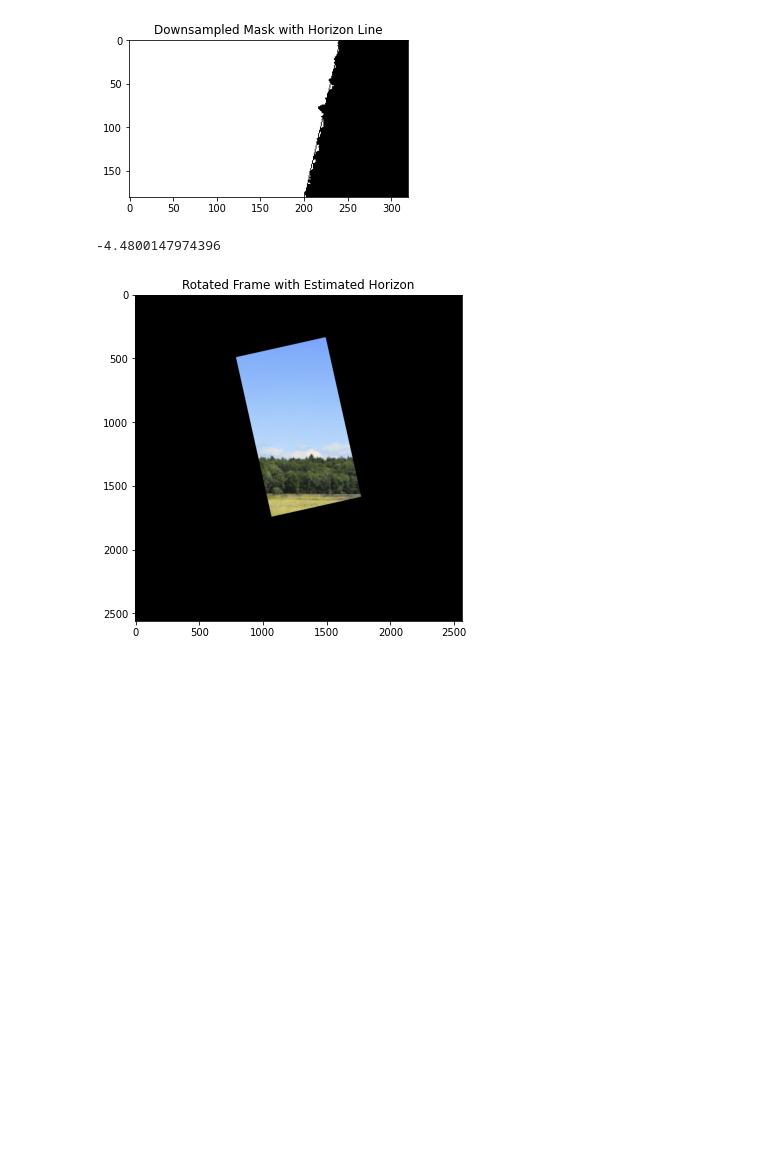
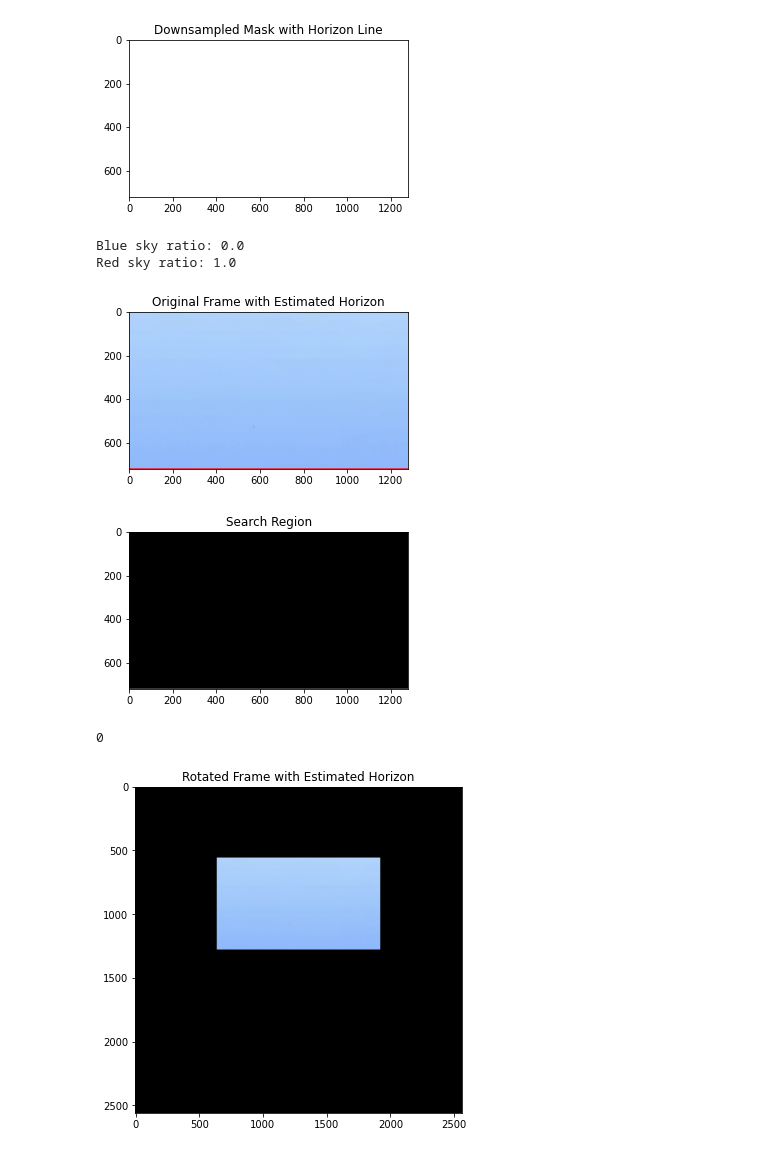
Before and after one commit to robertej19/aiguess, a Jupyter notebook: image_processing/detection_playground.ipynb, the cells around one changed output. Saved outputs shown, nothing was run; the diff lists cells and outputs as text; code cells hidden in the pictures; blank space fills up the shorter version.

Commit message:
improved image processing

```diff
--- a/image_processing/detection_playground.ipynb
+++ b/image_processing/detection_playground.ipynb
@@ -40,6 +21,9 @@ show_bgr(raw_frame,w=14)
 # %%
 # Cell [3]: Sky Detection
 
-sky_mask = detect_sky(raw_frame)  # user-defined function
+#apply gaussian blur to the raw frame before passing to sky detector
+blurred_frame = cv2.GaussianBlur(raw_frame, (125, 125), 125)
+show_bgr(blurred_frame,w=14)
+sky_mask = detect_sky(blurred_frame)  # user-defined function
 show_bgr(sky_mask,w=14, title="Sky Mask")
 # %% [output]
@@ -47,7 +32,7 @@ show_bgr(sky_mask,w=14, title="Sky Mask")
 # %%
 # Cell [4]: Downsample & Estimate Horizon
 
-scale_factor = 4
+scale_factor = 1
 downsampled_sky_mask = downsampler(sky_mask, scale_factor=scale_factor)
 
 # Estimate slope & intercept of the horizon
@@ -55,9 +40,12 @@ horizon_result = estimate_horizon_line_by_edges(downsampled_sky_mask)
 
 if horizon_result is None:
     # Fallback if horizon detection fails
-    slope, intercept = 0, downsampled_sky_mask.shape[0] / 2
+    print("Warning: Horizon detection failed. Using default horizon.")
+    slope, intercept = 0, downsampled_sky_mask.shape[0]
+    horizon_search_offset = 1
 else:
     slope, intercept = horizon_result
+    horizon_search_offset = 50
 
 show_bgr(downsampled_sky_mask, title="Downsampled Sky Mask")
 print(f"Horizon slope: {slope}, intercept: {intercept}")
@@ -85,33 +74,37 @@ cv2.line(
 
 show_bgr(downsampled_sky_mask_horizon, title="Downsampled Mask with Horizon Line")
 # %% [output]
-[figure, old version]
+[figure, new version]
 # %%
 # Cell [6]: Draw Horizon on Original
 
 annotated_image = raw_frame.copy()
 
 cv2.line(
     annotated_image,
     (x_start * scale_factor, y_start * scale_factor),
     (x_end   * scale_factor, y_end   * scale_factor),
     (0, 0, 255),
     5
 )
 
 #show_bgr(annotated_image, title="Original Frame with Estimated Horizon")
 
-double_line, region_mask =  draw_parallel_lines(annotated_image,sky_mask, slope, intercept* scale_factor, distance=50)
+double_line, region_mask, upside_down =  draw_parallel_lines(annotated_image,sky_mask, slope, intercept* scale_factor, distance=horizon_search_offset)
 
-#show_bgr(double_line, title="Original Frame with Estimated Horizon")
-#show_bgr(region_mask, title="Original Frame with Estimated Horizon")
+show_bgr(double_line, title="Original Frame with Estimated Horizon")
+show_bgr(region_mask, title="Search Region")
 
 print(slope)
-rotated = rotate_and_center_horizon(raw_frame, slope, intercept* scale_factor, upside_down=False)
+rotated = rotate_and_center_horizon(raw_frame, slope, intercept* scale_factor, upside_down=upside_down)
 show_bgr(rotated, title="Rotated Frame with Estimated Horizon",w=10)
 # %% [output]
--4.4800147974396
+Blue sky ratio: 0.0
+Red sky ratio: 1.0
-[figure, old version]
+[figure, new version]
+[figure, added]
+0
+[figure, added]
 # %%
 def show_gray(image, title=""):
     """Helper function to display a grayscale image with matplotlib."""
```
Also changed, not shown: parts of 7 cells of this notebook, 4 other files.
